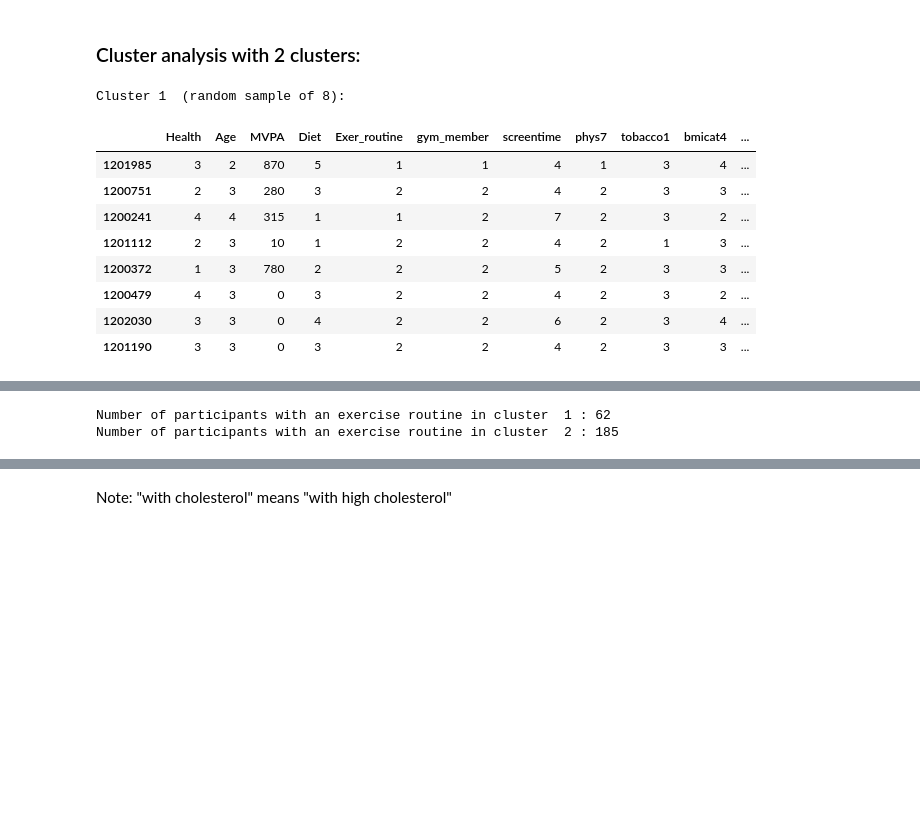
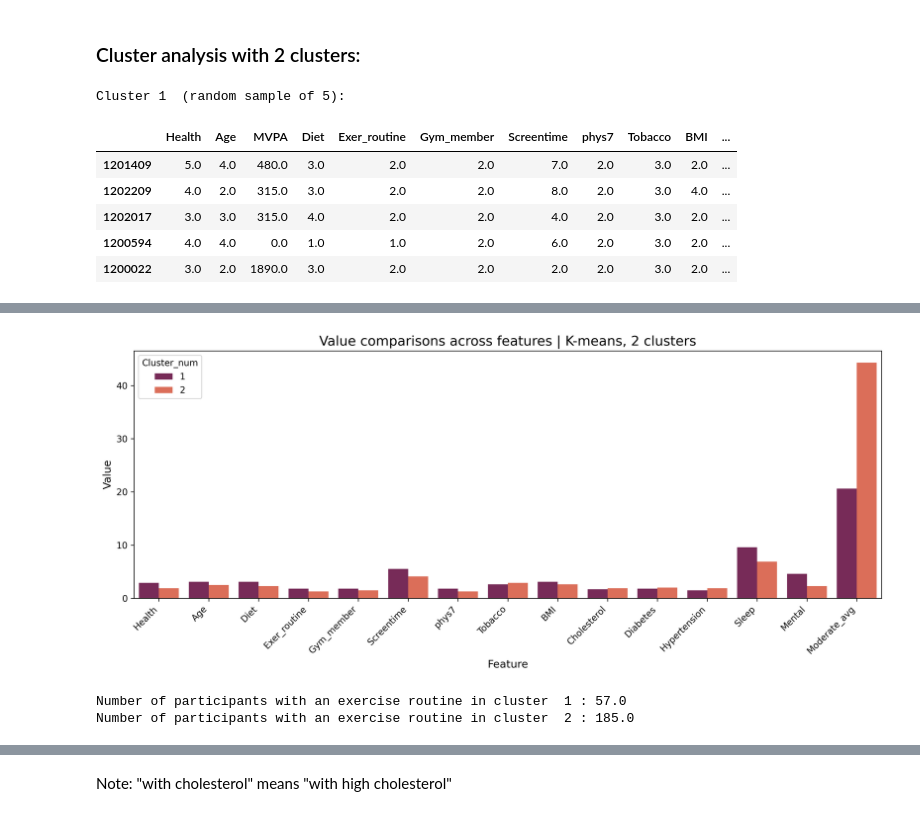
Before and after one commit to AlexBandurin/Physical-Activity, a Jupyter notebook: Physical_Activity_Cluster_Analysis.ipynb, the cells around one changed output, grey strips where cells are left out. Drawn from its saved outputs; the diff is of its cells as text; code cells hidden in the pictures; blank space fills up the shorter version.

```diff
--- a/Physical_Activity_Cluster_Analysis.ipynb
+++ b/Physical_Activity_Cluster_Analysis.ipynb
@@ -131,0 +129,4 @@ df_cluster = df_cluster.astype('int')
+# %%
+# Create dataframe for cluster analysis
+df_cluster = df.loc[:,['Health','Age','MVPA','Diet','Exer_routine','Gym_member','Screentime','phys7',\
+                   'Tobacco','BMI','Cholesterol','Diabetes','Hypertension','Sleep','Mental','Counts_avg','Moderate_avg']]
@@ -144,0 +187,4 @@ df_cluster.head()
+# %%
+# Impute
+df_cluster.Mental.fillna(0,inplace = True)
+df_cluster.Sleep.fillna(0,inplace = True)
@@ -144,0 +232,4 @@ df_cluster.head()
+# %%
+# Impute
+df_cluster.BMI.fillna(2,inplace = True)
+df_cluster.Cholesterol.fillna(2,inplace = True)
@@ -144,0 +238,2 @@ df_cluster.head()
+# %%
+df_cluster.dropna(inplace = True)
@@ -206,25 +304,52 @@ We can see that the error drops off sharply between 1 and 2 clusters. So, accord
 # %%
 n_clusters = 2
 
 k_means = KMeans(init = "k-means++", n_clusters = n_clusters, n_init = 30 ,random_state = 0)
 k_means.fit(df_cluster_trans)
-df_cluster['Cluster'] = k_means.labels_
+df_KNN = df_cluster.copy()
+df_KNN['Cluster'] = k_means.labels_
 
 for i in range(n_clusters):
-    print("Cluster",i+1," (random sample of 8):")
-    display(df_cluster[df_cluster['Cluster'] == i].sample(8))
-    for j in df_cluster.columns:
-        print("Average ", j, ":", round(np.mean(df_cluster[df_cluster['Cluster'] == i][j]),1))
+    print("Cluster",i+1," (random sample of 5):")
+    display(df_KNN[df_KNN['Cluster'] == i].sample(5))
+    for j in df_KNN.columns:
+        print("Average ", j, ":", round(np.mean(df_KNN[df_KNN['Cluster'] == i][j]),1))
+
+# Create visualization of value differences via barbplot.
+# Features "MVPA" and "counts_avg" not included in the bar plot as they are orders of magnitude larger than other
+# variables.
+
+info = []
+cols = []
+
+columns = ['Health', 'Age', 'Diet', 'Exer_routine', 'Gym_member', 'Screentime', 'phys7', 'Tobacco',
+           'BMI', 'Cholesterol','Diabetes', 'Hypertension', 'Sleep', 'Mental','Moderate_avg']
+
+for i in columns:
+    for c in range(2):
+        info.append(round(np.mean(df_KNN[df_KNN['Cluster'] == c][i]),1))
+
+for i in columns:
+    for j in range(2):
+        cols.append(i)
+
+cluster_num = [1,2]*len(columns)
+
+df_t = pd.DataFrame({"info": info, "Cluster_num": cluster_num, 'name': cols})
+plt.figure(figsize=(15,5), dpi=300)
+ax = sns.barplot(x = 'name', y = 'info', hue='Cluster_num', palette='rocket', data=df_t)
+
+ax.set_title('Value comparisons across features | K-means, 2 clusters', fontsize = 15)
+ax.set_xlabel('Feature', fontsize = 12)
+ax.set_ylabel('Value',fontsize = 12)
+ax.set_xticklabels(ax.get_xticklabels(),rotation=45,horizontalalignment='right');
 # %% [output]
-Cluster 1  (random sample of 8):
+Cluster 1  (random sample of 5):
-|  | Health | Age | MVPA | Diet | Exer_routine | gym_member | screentime | phys7 | tobacco1 | bmicat4 | ... |
-| 1201985 | 3 | 2 | 870 | 5 | 1 | 1 | 4 | 1 | 3 | 4 | ... |
-| 1200751 | 2 | 3 | 280 | 3 | 2 | 2 | 4 | 2 | 3 | 3 | ... |
-| 1200241 | 4 | 4 | 315 | 1 | 1 | 2 | 7 | 2 | 3 | 2 | ... |
-| 1201112 | 2 | 3 | 10 | 1 | 2 | 2 | 4 | 2 | 1 | 3 | ... |
-| 1200372 | 1 | 3 | 780 | 2 | 2 | 2 | 5 | 2 | 3 | 3 | ... |
-| 1200479 | 4 | 3 | 0 | 3 | 2 | 2 | 4 | 2 | 3 | 2 | ... |
-| 1202030 | 3 | 3 | 0 | 4 | 2 | 2 | 6 | 2 | 3 | 4 | ... |
-| 1201190 | 3 | 3 | 0 | 3 | 2 | 2 | 4 | 2 | 3 | 3 | ... |
+|  | Health | Age | MVPA | Diet | Exer_routine | Gym_member | Screentime | phys7 | Tobacco | BMI | ... |
+| 1201409 | 5.0 | 4.0 | 480.0 | 3.0 | 2.0 | 2.0 | 7.0 | 2.0 | 3.0 | 2.0 | ... |
+| 1202209 | 4.0 | 2.0 | 315.0 | 3.0 | 2.0 | 2.0 | 8.0 | 2.0 | 3.0 | 4.0 | ... |
+| 1202017 | 3.0 | 3.0 | 315.0 | 4.0 | 2.0 | 2.0 | 4.0 | 2.0 | 3.0 | 2.0 | ... |
+| 1200594 | 4.0 | 4.0 | 0.0 | 1.0 | 1.0 | 2.0 | 6.0 | 2.0 | 3.0 | 2.0 | ... |
+| 1200022 | 3.0 | 2.0 | 1890.0 | 3.0 | 2.0 | 2.0 | 2.0 | 2.0 | 3.0 | 2.0 | ... |
 Average  Health : 2.9
 Average  Age : 3.1
@@ -274 +396,2 @@ Average  moderate_avg : 44.1
 Average  Cluster : 1.0
+[figure, added]
@@ -277,7 +398,7 @@ Average  Cluster : 1.0
 # %%
 for i in range(0,2):
     print("Number of participants with an exercise routine in cluster ", i+1, ":",\
-    df_cluster[(df_cluster['Cluster'] == i)]['Exer_routine'][df_cluster['Exer_routine'] == 1].sum())
+    df_KNN[(df_KNN['Cluster'] == i)]['Exer_routine'][df_KNN['Exer_routine'] == 1].sum())
 # %% [output]
-Number of participants with an exercise routine in cluster  1 : 62
-Number of participants with an exercise routine in cluster  2 : 185
+Number of participants with an exercise routine in cluster  1 : 57.0
+Number of participants with an exercise routine in cluster  2 : 185.0
```
Also changed, not shown: parts of 48 cells of this notebook.
